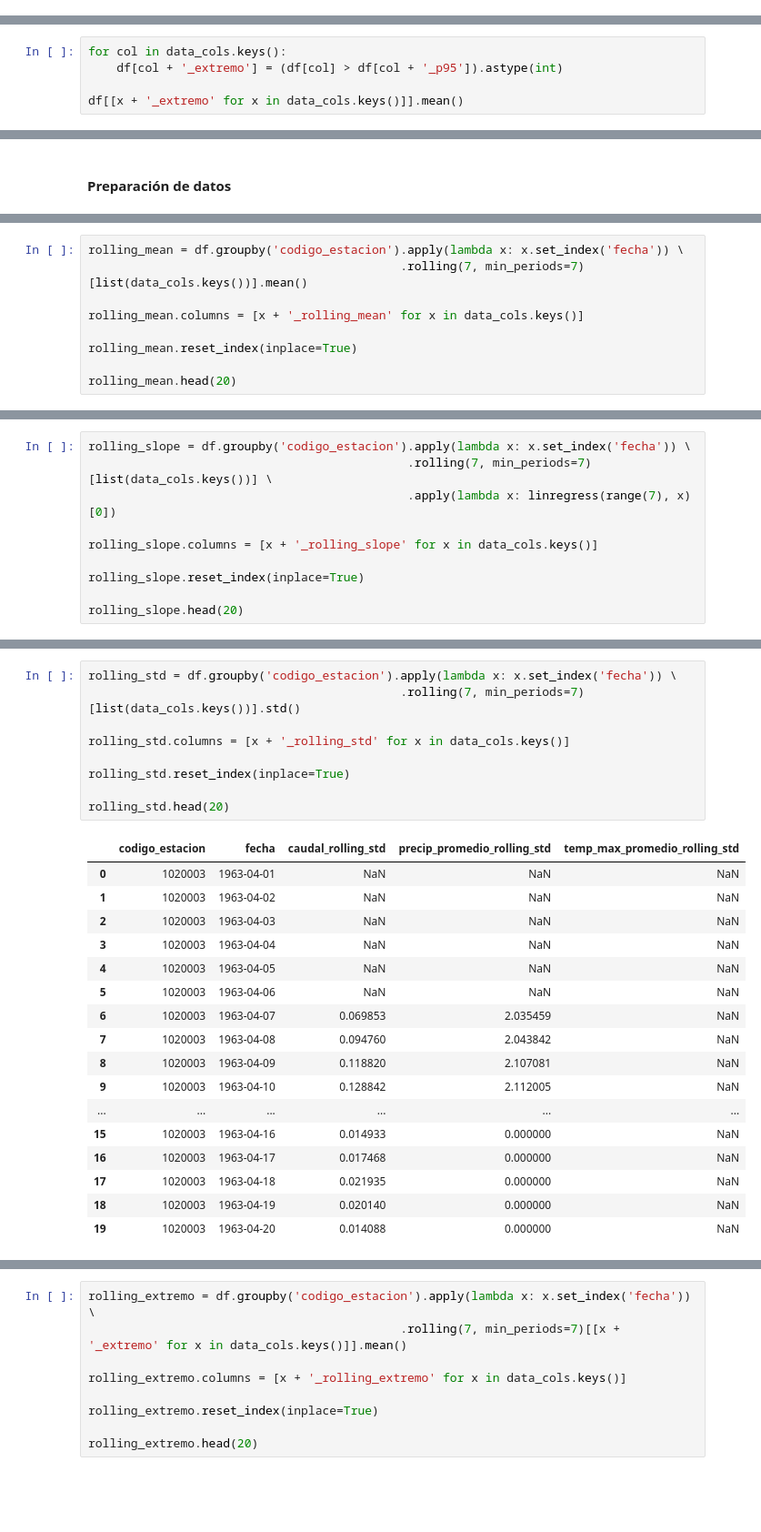
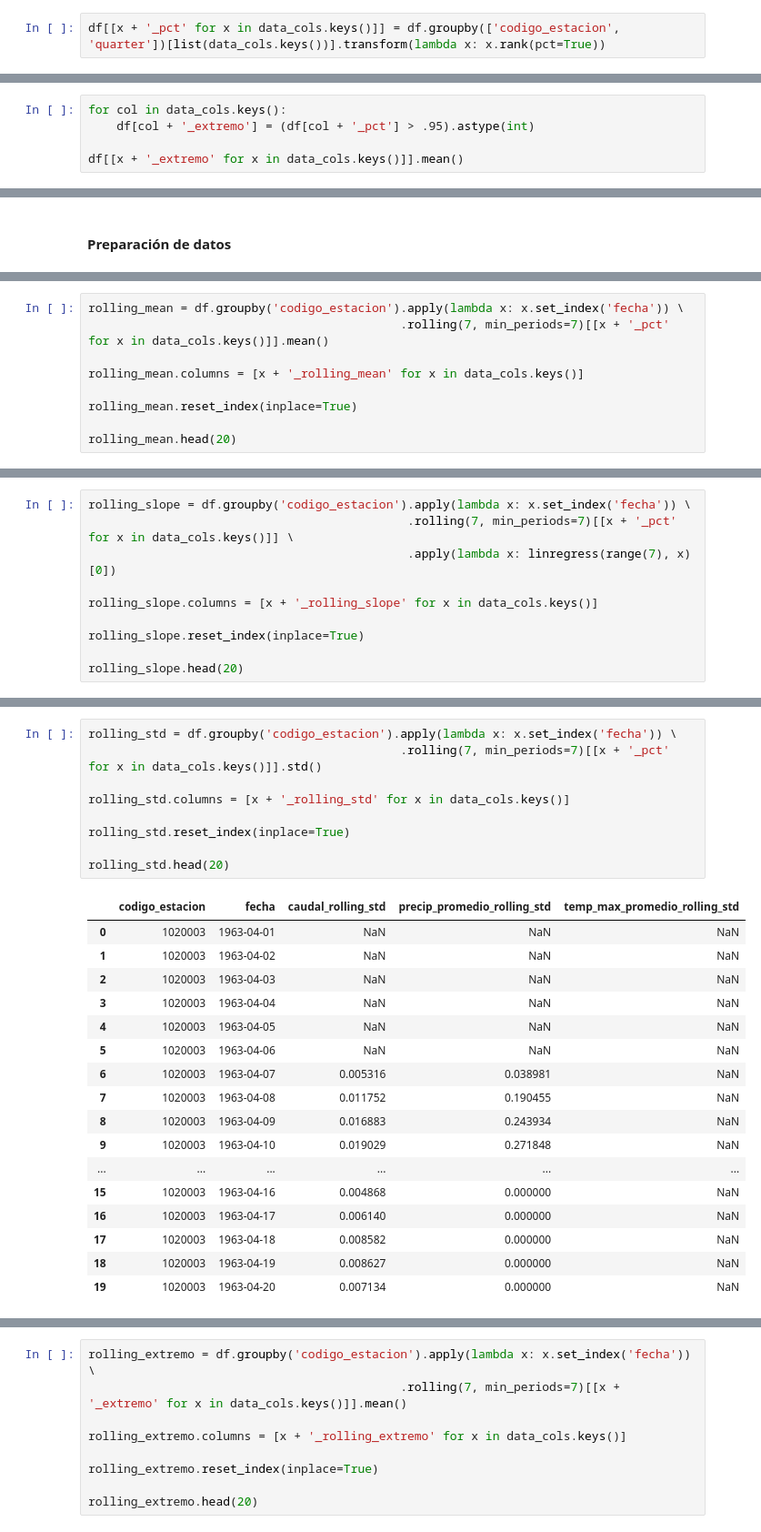
Before and after one commit to pmandiola/spike-challenge, a Jupyter notebook: prediccion_caudal_extremo.ipynb, the cells around one changed output, grey strips where cells are left out. Shown: that part at 91% size. Drawn from its saved outputs; the diff is of its cells as text; blank space fills up the shorter version.

```diff
--- a/prediccion_caudal_extremo.ipynb
+++ b/prediccion_caudal_extremo.ipynb
@@ -248,0 +221,2 @@ Vemos que hay algunos valores missing, esto viene 'heredado' del inicio con los
+# %%
+df[[x + '_pct' for x in data_cols.keys()]] = df.groupby(['codigo_estacion', 'quarter'])[list(data_cols.keys())].transform(lambda x: x.rank(pct=True))
@@ -249,6 +225,6 @@ Vemos que hay algunos valores missing, esto viene 'heredado' del inicio con los
 # %%
 for col in data_cols.keys():
-    df[col + '_extremo'] = (df[col] > df[col + '_p95']).astype(int)
+    df[col + '_extremo'] = (df[col + '_pct'] > .95).astype(int)
 
 df[[x + '_extremo' for x in data_cols.keys()]].mean()
 # %% [output]
@@ -331,6 +312,6 @@ Además, sólo incluiré directamente el dato de caudal, temperatura y precipita
 # %%
 rolling_mean = df.groupby('codigo_estacion').apply(lambda x: x.set_index('fecha')) \
-                                            .rolling(7, min_periods=7)[list(data_cols.keys())].mean()
+                                            .rolling(7, min_periods=7)[[x + '_pct' for x in data_cols.keys()]].mean()
 
 rolling_mean.columns = [x + '_rolling_mean' for x in data_cols.keys()]
 
@@ -358,6 +341,6 @@ rolling_mean.head(20)
 # %%
 rolling_slope = df.groupby('codigo_estacion').apply(lambda x: x.set_index('fecha')) \
-                                             .rolling(7, min_periods=7)[list(data_cols.keys())] \
+                                             .rolling(7, min_periods=7)[[x + '_pct' for x in data_cols.keys()]] \
                                              .apply(lambda x: linregress(range(7), x)[0])
 
 rolling_slope.columns = [x + '_rolling_slope' for x in data_cols.keys()]
@@ -386,27 +371,27 @@ rolling_slope.head(20)
 # %%
 rolling_std = df.groupby('codigo_estacion').apply(lambda x: x.set_index('fecha')) \
-                                            .rolling(7, min_periods=7)[list(data_cols.keys())].std()
+                                            .rolling(7, min_periods=7)[[x + '_pct' for x in data_cols.keys()]].std()
 
 rolling_std.columns = [x + '_rolling_std' for x in data_cols.keys()]
 
 rolling_std.reset_index(inplace=True)
 
 rolling_std.head(20)
 # %% [output]
 |  | codigo_estacion | fecha | caudal_rolling_std | precip_promedio_rolling_std | temp_max_promedio_rolling_std |
 | 0 | 1020003 | 1963-04-01 | NaN | NaN | NaN |
 | 1 | 1020003 | 1963-04-02 | NaN | NaN | NaN |
 | 2 | 1020003 | 1963-04-03 | NaN | NaN | NaN |
 | 3 | 1020003 | 1963-04-04 | NaN | NaN | NaN |
 | 4 | 1020003 | 1963-04-05 | NaN | NaN | NaN |
 | 5 | 1020003 | 1963-04-06 | NaN | NaN | NaN |
-| 6 | 1020003 | 1963-04-07 | 0.069853 | 2.035459 | NaN |
-| 7 | 1020003 | 1963-04-08 | 0.094760 | 2.043842 | NaN |
-| 8 | 1020003 | 1963-04-09 | 0.118820 | 2.107081 | NaN |
-| 9 | 1020003 | 1963-04-10 | 0.128842 | 2.112005 | NaN |
+| 6 | 1020003 | 1963-04-07 | 0.005316 | 0.038981 | NaN |
+| 7 | 1020003 | 1963-04-08 | 0.011752 | 0.190455 | NaN |
+| 8 | 1020003 | 1963-04-09 | 0.016883 | 0.243934 | NaN |
+| 9 | 1020003 | 1963-04-10 | 0.019029 | 0.271848 | NaN |
 | ... | ... | ... | ... | ... | ... |
-| 15 | 1020003 | 1963-04-16 | 0.014933 | 0.000000 | NaN |
-| 16 | 1020003 | 1963-04-17 | 0.017468 | 0.000000 | NaN |
-| 17 | 1020003 | 1963-04-18 | 0.021935 | 0.000000 | NaN |
-| 18 | 1020003 | 1963-04-19 | 0.020140 | 0.000000 | NaN |
-| 19 | 1020003 | 1963-04-20 | 0.014088 | 0.000000 | NaN |
+| 15 | 1020003 | 1963-04-16 | 0.004868 | 0.000000 | NaN |
+| 16 | 1020003 | 1963-04-17 | 0.006140 | 0.000000 | NaN |
+| 17 | 1020003 | 1963-04-18 | 0.008582 | 0.000000 | NaN |
+| 18 | 1020003 | 1963-04-19 | 0.008627 | 0.000000 | NaN |
+| 19 | 1020003 | 1963-04-20 | 0.007134 | 0.000000 | NaN |
```
Also changed, not shown: parts of 38 cells of this notebook.
